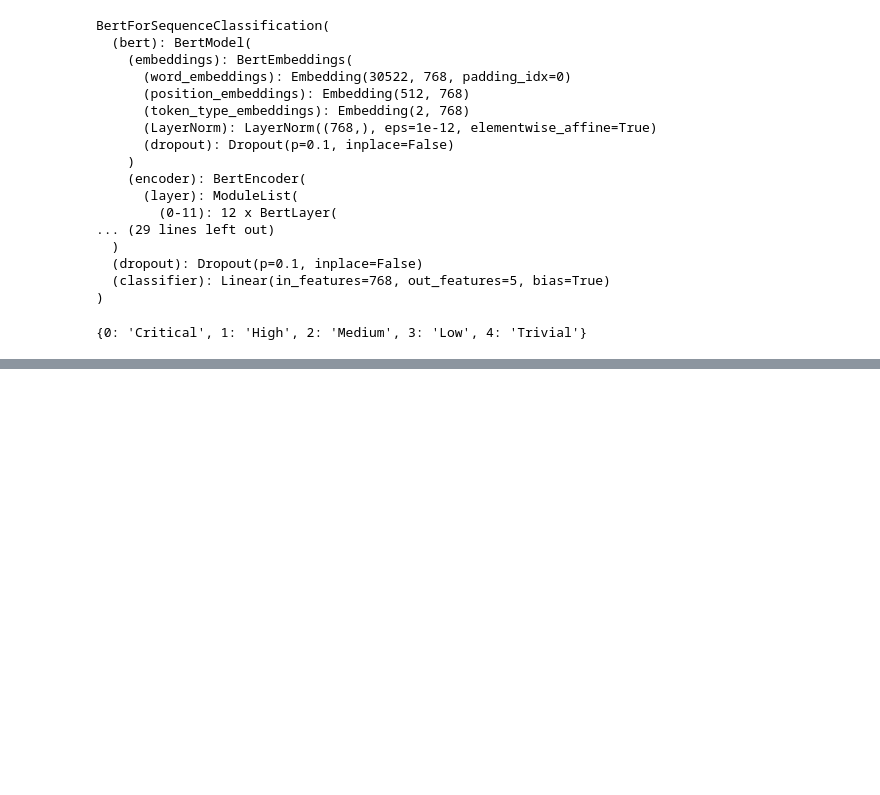
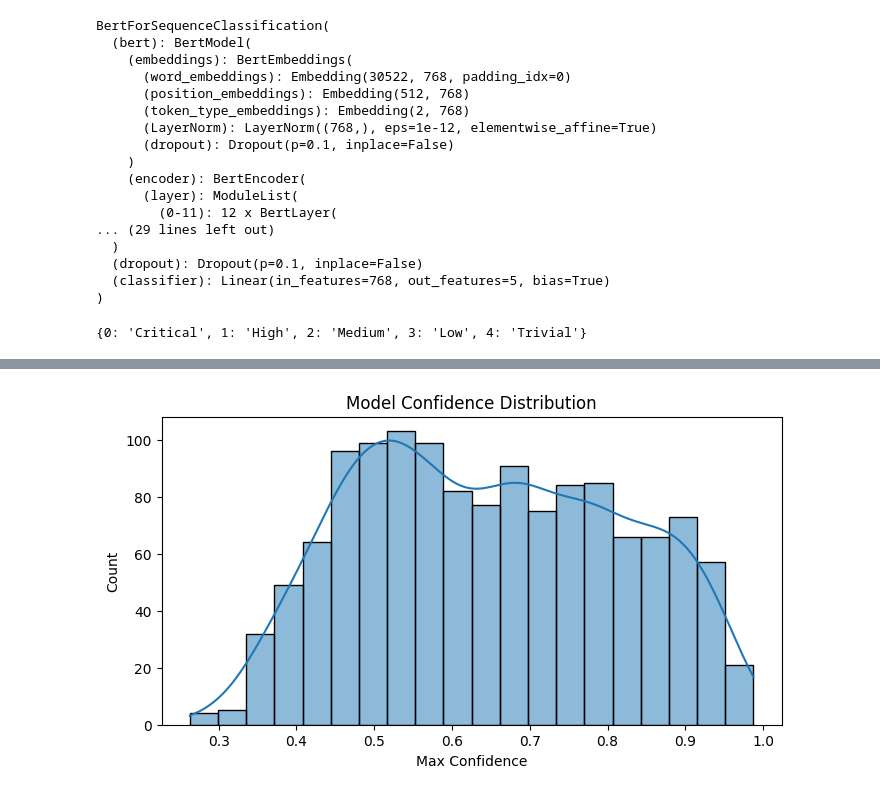
Before and after one commit to erenceh/ml-bug-prediction, a Jupyter notebook: ml/notebooks/bert_priority_classifier.ipynb, the cells around one changed output, grey strips where cells are left out. Drawn from its saved outputs; the diff is of its cells as text; code cells hidden in the pictures; blank space fills up the shorter version.

Commit message:
improve test set inference on BERT model and added markdown

```diff
--- a/ml/notebooks/bert_priority_classifier.ipynb
+++ b/ml/notebooks/bert_priority_classifier.ipynb
@@ -353,10 +462,10 @@ BertForSequenceClassification(
   (classifier): Linear(in_features=768, out_features=5, bias=True)
 )
 # %%
+# Load label map to help with readable labels
 with open("../models/bert/label_map.json", "r") as f:
-  label_map = json.load(f)
+  label_map = {int(k): v for k, v in json.load(f).items()}
 
-label_map = {int(k): v for k, v in label_map.items()}
 label_map
 # %% [output]
 {0: 'Critical', 1: 'High', 2: 'Medium', 3: 'Low', 4: 'Trivial'}
@@ -389,0 +472,32 @@ test_df.to_csv("../../data/processed/text_predictions.csv", index=False)
+# %%
+# Batch inference
+batch_size = 16
+all_preds = []
+all_probs = []
+
+for i in range(0, len(test_df), batch_size):
+  batch_texts = test_df["Text"].iloc[i:i + batch_size].tolist()
+  inputs = tokenizer(batch_texts, truncation=True, max_length=296, padding=True, return_tensors="pt")
+  inputs = {k: v.to(device) for k, v in inputs.items()}  # Move to device
+
+  with torch.no_grad():
+    outputs = model(**inputs)
+
+    # Convert logits to probabilities
+    probs = softmax(outputs.logits, dim=-1).cpu().numpy()
+    preds_batch = probs.argmax(axis=-1)  # Predicted class indices
+
+    all_preds.extend(preds_batch)
+    all_probs.extend(probs)
+# %%
+# Add predictions and probabilities to DataFrame
+probs_df = pd.DataFrame(probs_list, columns=[label_map[i] for i in range(len(label_map))])
+test_df["Predicted_Priority"] = [label_map[i] for i in all_preds]
+test_df = pd.concat([test_df, probs_df], axis=1)
+# %%
+# Display top misclassified or uncertain predictions
+test_df["Max_Confidence"] = test_df[[*label_map.values()]].max(axis=1)
+
+# Display least confident predictions
+uncertain = test_df.sort_values("Max_Confidence")
+uncertain.head(10)
@@ -389,0 +516,10 @@ test_df.to_csv("../../data/processed/text_predictions.csv", index=False)
+# %%
+# Plot distribution of model confidence
+plt.figure(figsize=(8,4))
+sns.histplot(test_df["Max_Confidence"], bins=20, kde=True)
+plt.title("Model Confidence Distribution")
+plt.xlabel("Max Confidence")
+plt.ylabel("Count")
+plt.show()
+# %% [output]
+[figure, added]
```
Also changed, not shown: parts of 41 cells of this notebook, 1 other file.
